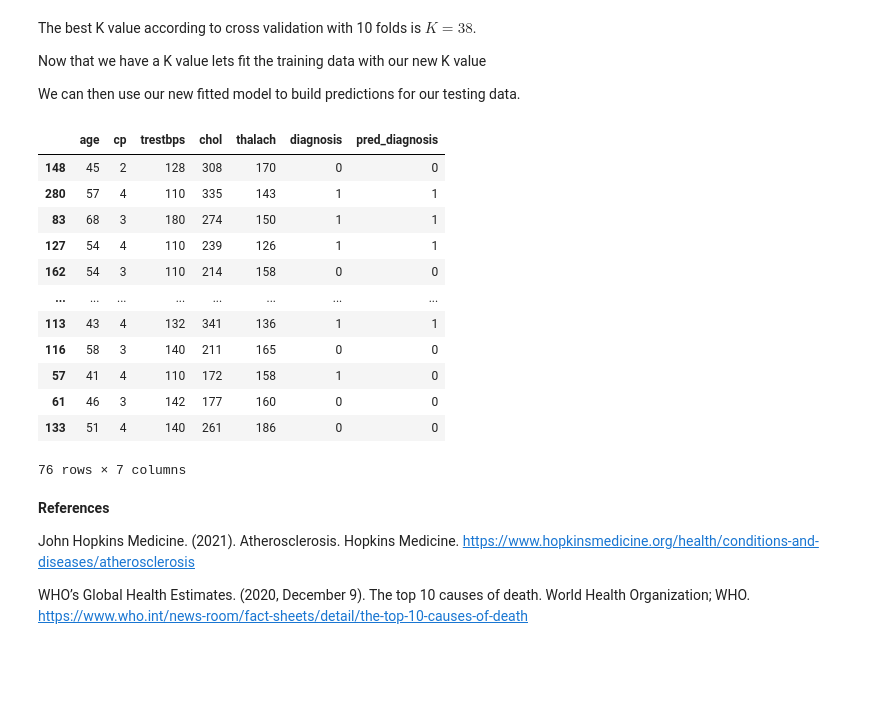
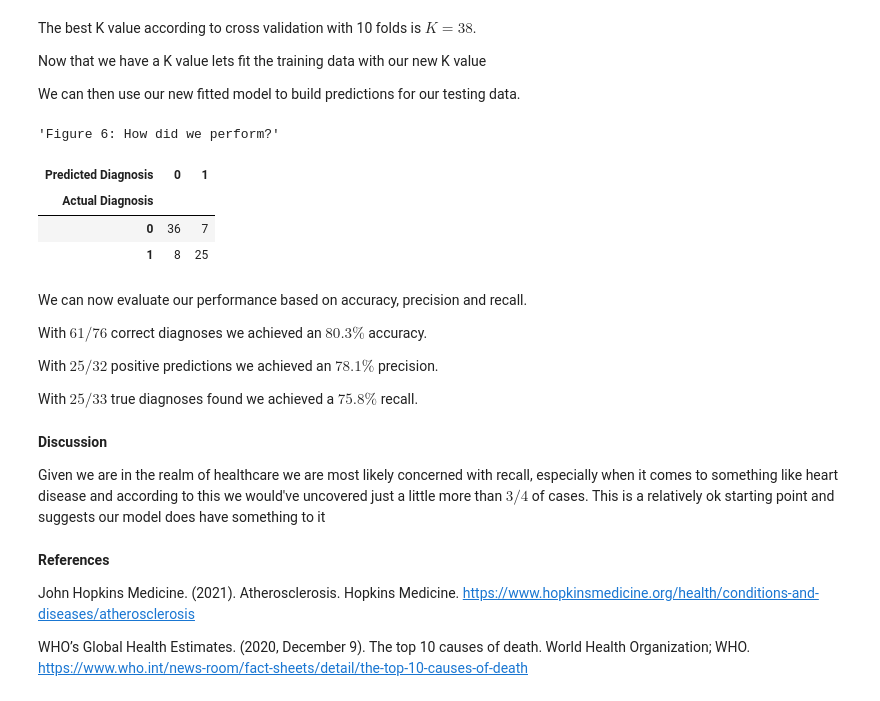
Before and after one commit to andyw2444/Group-Project, a Jupyter notebook: Group Project Report.ipynb, the cells around one changed output. Saved outputs shown, nothing was run; the diff lists cells and outputs as text; code cells hidden in the pictures; blank space fills up the shorter version.

Commit message:
confusion matrix + discussion
Built confusion matrix, evaluated on test data and began discussion

```diff
--- a/Group Project Report.ipynb
+++ b/Group Project Report.ipynb
@@ -189,34 +190,49 @@ We can then use our new fitted model to build predictions for our testing data.
 # %%
 #Sets K to 38
 knn = KNeighborsClassifier(n_neighbors=38)
 
 #Now fits the data using K = 38
 
 #Creates pipeline
 heart_pipe = make_pipeline(heart_pre, knn)
 
 #Fits training data onto the pipeline with diagnosis as the target variable
 heart_pipe.fit(
     heart_train[["age","cp","trestbps","chol","thalach"]],
     heart_train["diagnosis"])
 
 #Predicts a diganosis for the testing data
-heart_test.assign(pred_diagnosis =
-                   heart_pipe.predict(heart_test[["age","cp","trestbps","chol","thalach"]]))
+heart_test = heart_test.assign(pred_diagnosis =
+                               heart_pipe.predict(heart_test[["age","cp","trestbps","chol","thalach"]]))
+
+#Builds confusion matrix
+conf_df = heart_test[["diagnosis","pred_diagnosis"]]
+conf_df = conf_df.rename(columns={
+    "diagnosis" : "Actual Diagnosis",
+    "pred_diagnosis" : "Predicted Diagnosis"
+})
+
+conf_matrix = crosstab(conf_df["Actual Diagnosis"], conf_df["Predicted Diagnosis"])
+
+display("Figure 6: How did we perform?", conf_matrix)
 # %% [output]
+'Figure 6: How did we perform?'
-|  | age | cp | trestbps | chol | thalach | diagnosis | pred_diagnosis |
-| 148 | 45 | 2 | 128 | 308 | 170 | 0 | 0 |
-| 280 | 57 | 4 | 110 | 335 | 143 | 1 | 1 |
-| 83 | 68 | 3 | 180 | 274 | 150 | 1 | 1 |
-| 127 | 54 | 4 | 110 | 239 | 126 | 1 | 1 |
-| 162 | 54 | 3 | 110 | 214 | 158 | 0 | 0 |
-| ... | ... | ... | ... | ... | ... | ... | ... |
-| 113 | 43 | 4 | 132 | 341 | 136 | 1 | 1 |
-| 116 | 58 | 3 | 140 | 211 | 165 | 0 | 0 |
-| 57 | 41 | 4 | 110 | 172 | 158 | 1 | 0 |
-| 61 | 46 | 3 | 142 | 177 | 160 | 0 | 0 |
-| 133 | 51 | 4 | 140 | 261 | 186 | 0 | 0 |
+| Predicted Diagnosis | 0 | 1 |
+| Actual Diagnosis |  |  |
+| 0 | 36 | 7 |
+| 1 | 8 | 25 |
-76 rows × 7 columns
+# %% [markdown]
+We can now evaluate our performance based on accuracy, precision and recall.
+
+With $61/76$ correct diagnoses we achieved an $80.3\%$ accuracy.
+
+With $25/32$ positive predictions we achieved an $78.1\%$ precision.
+
+With $25/33$ true diagnoses found we achieved a $75.8\%$ recall.
+# %% [markdown]
+**Discussion**
+
+Given we are in the realm of healthcare we are most likely concerned with recall, especially when it comes to something like heart disease and according to this we would've uncovered just a little more than $3/4$ of cases. This is a relatively ok starting point and suggests our model does have something to it
 # %% [markdown]
 **References**
 
```
Also changed, not shown: parts of 1 cell of this notebook.
